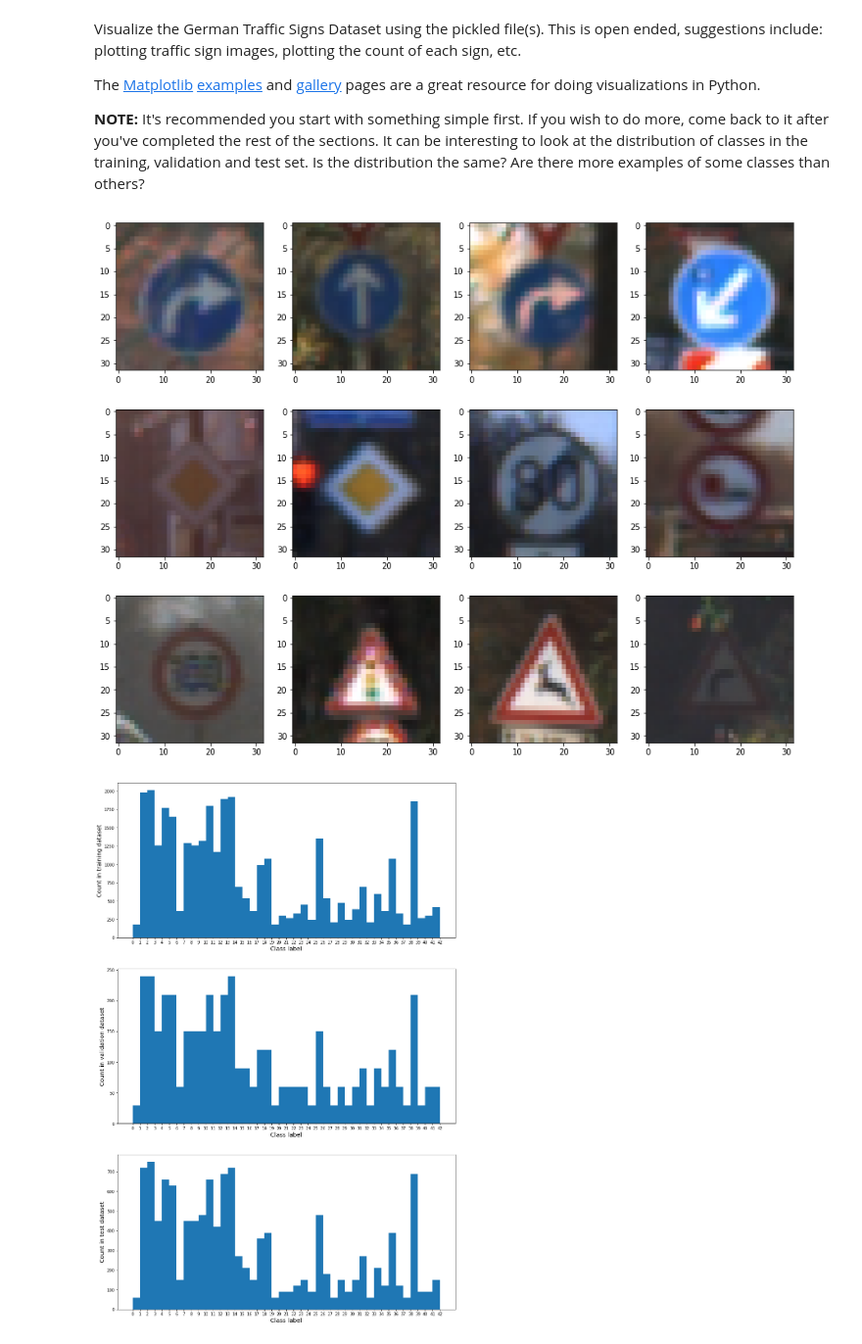
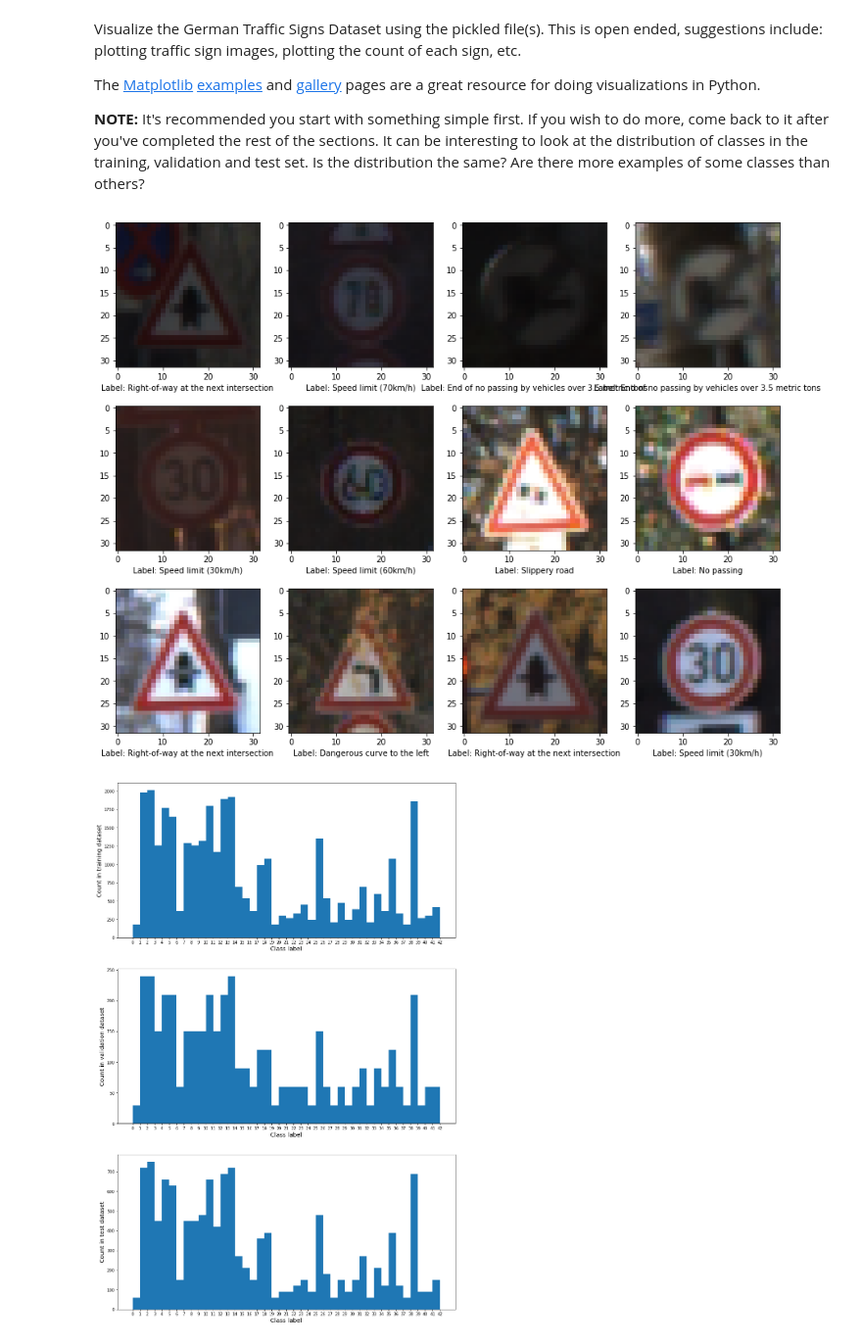
Before and after one commit to tdb-alcorn/CarND-Traffic-Sign-Classifier-Project, a Jupyter notebook: Traffic_Sign_Classifier.ipynb, the cells around one changed output. Shown: that part at 98% size. Saved outputs shown, nothing was run; the diff lists cells and outputs as text; code cells hidden in the pictures.

Commit message:
More visualizations, writeup.

```diff
--- a/Traffic_Sign_Classifier.ipynb
+++ b/Traffic_Sign_Classifier.ipynb
@@ -115,12 +117,16 @@ import matplotlib.pyplot as plt
 # %%
 ncols = 4
 nrows = 3
 fig, axes = plt.subplots(nrows=nrows, ncols=ncols, figsize=(15, 4 * nrows))
+idx = np.random.randint(data.shape[0], size=[nrows, ncols])
 for i in range(nrows):
     for j in range(ncols):
-        axes[i][j].imshow(X_train[np.random.randint(X_train.shape[0])])
+        k = idx[i][j]
+        axes[i][j].imshow(X_train[k])
+        label = label_to_signname['%d' % y_train[k]]
+        axes[i][j].set_xlabel('Label: %s' % label)
 # %% [output]
-[figure, old version]
+[figure, new version]
 # %%
 fig, axes = plt.subplots(nrows=3, ncols=1, figsize=(15, 8*3))
 # fig = plt.figure(figsize=(15, 8))
```
Also changed, not shown: parts of 18 cells of this notebook, 11 other files.
